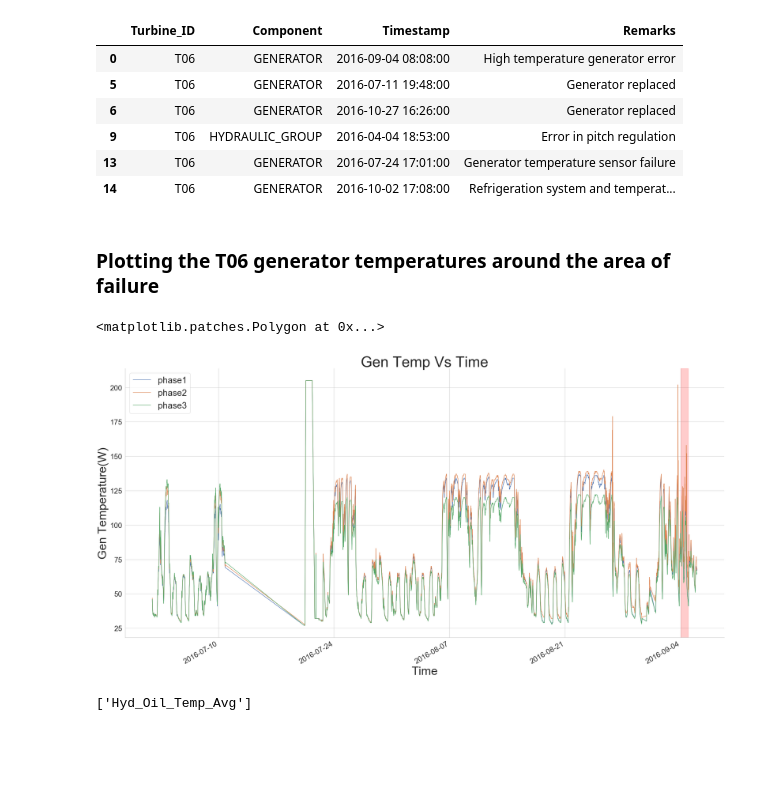
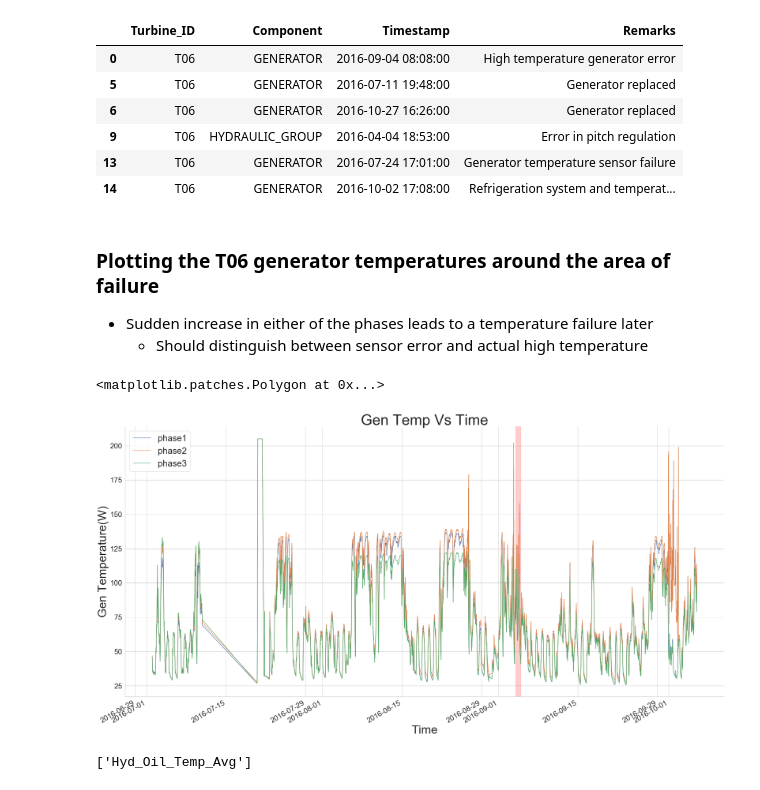
Before and after one commit to Panky-codes/HTW2018, a Jupyter notebook: Hackathon_2016EDA.ipynb, the cells around one changed output. Cells and saved outputs as stored; diff of their text form; code cells hidden in the pictures; blank space fills up the shorter version.

```diff
--- a/Hackathon_2016EDA.ipynb
+++ b/Hackathon_2016EDA.ipynb
@@ -139,27 +141,29 @@ T06_errors
 | 14 | T06 | GENERATOR | 2016-10-02 17:08:00 | Refrigeration system and temperat... |
 # %% [markdown]
 ### Plotting the T06 generator temperatures around the area of failure
+- Sudden increase in either of the phases leads to a temperature failure later
+    - Should distinguish between sensor error and actual high temperature
 # %%
 plt.rc('xtick', labelsize=25)
 plt.rc('ytick', labelsize=25)
 sns.set_style("whitegrid")
 fig, axis = plt.subplots()
-T06_temerr = giv_time(T06,'2016-07-02 00:00:00','2016-09-06 00:00:00') #Fn used to extract the values bt str & end
+T06_temerr = giv_time(T06,'2016-07-02 00:00:00','2016-10-06 00:00:00') #Fn used to extract the values bt str & end
 T06_temerr.Gen_Phase1_Temp_Avg.plot(label='phase1')
 T06_temerr.Gen_Phase2_Temp_Avg.plot(label='phase2')
 T06_temerr.Gen_Phase3_Temp_Avg.plot(label='phase3')
 axis.set_xlabel('Time',fontsize=40)
 axis.set_ylabel('Gen Temperature(W)',fontsize=40)
 plt.legend(prop={'size': 30})
 plt.tight_layout()
 plt.title("Gen Temp Vs Time",fontsize=50)
 sns.despine()
 plt.axvspan('2016-09-04 00:00:00','2016-09-04 23:00:00', color='red', alpha=0.2)
 #plt.axvspan('2016-08-21 00:00:00', '2016-08-23 00:00:00', color='red', alpha=0.5)
 #2016-09-04 08:08:00
 # %% [output]
 <matplotlib.patches.Polygon at 0x...>
-[figure, old version]
+[figure, new version]
 # %%
 pitch_par = fin_par('Pitch',T06.columns)
 hyd_par = fin_par('Hyd',T06.columns)
```
Also changed, not shown: parts of 12 cells of this notebook.
